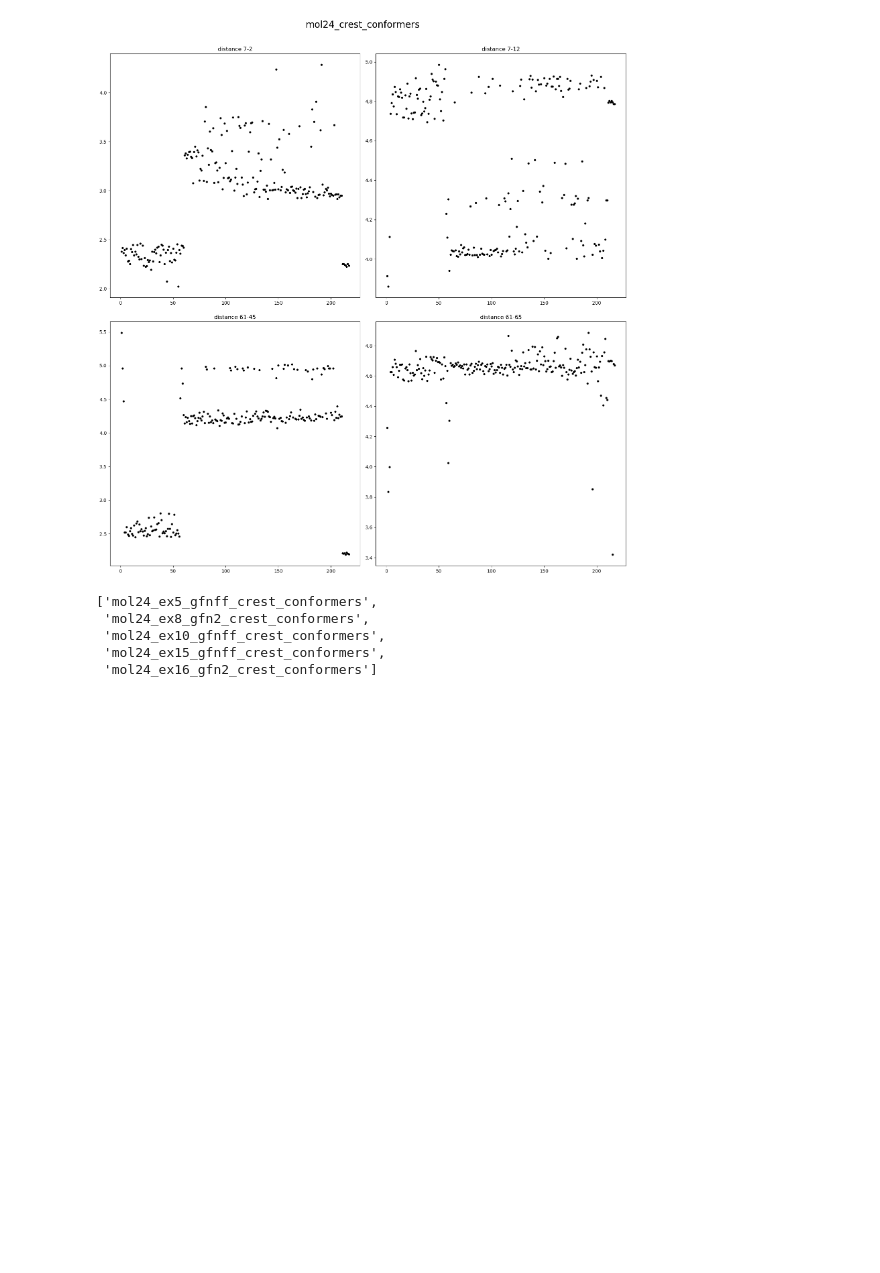
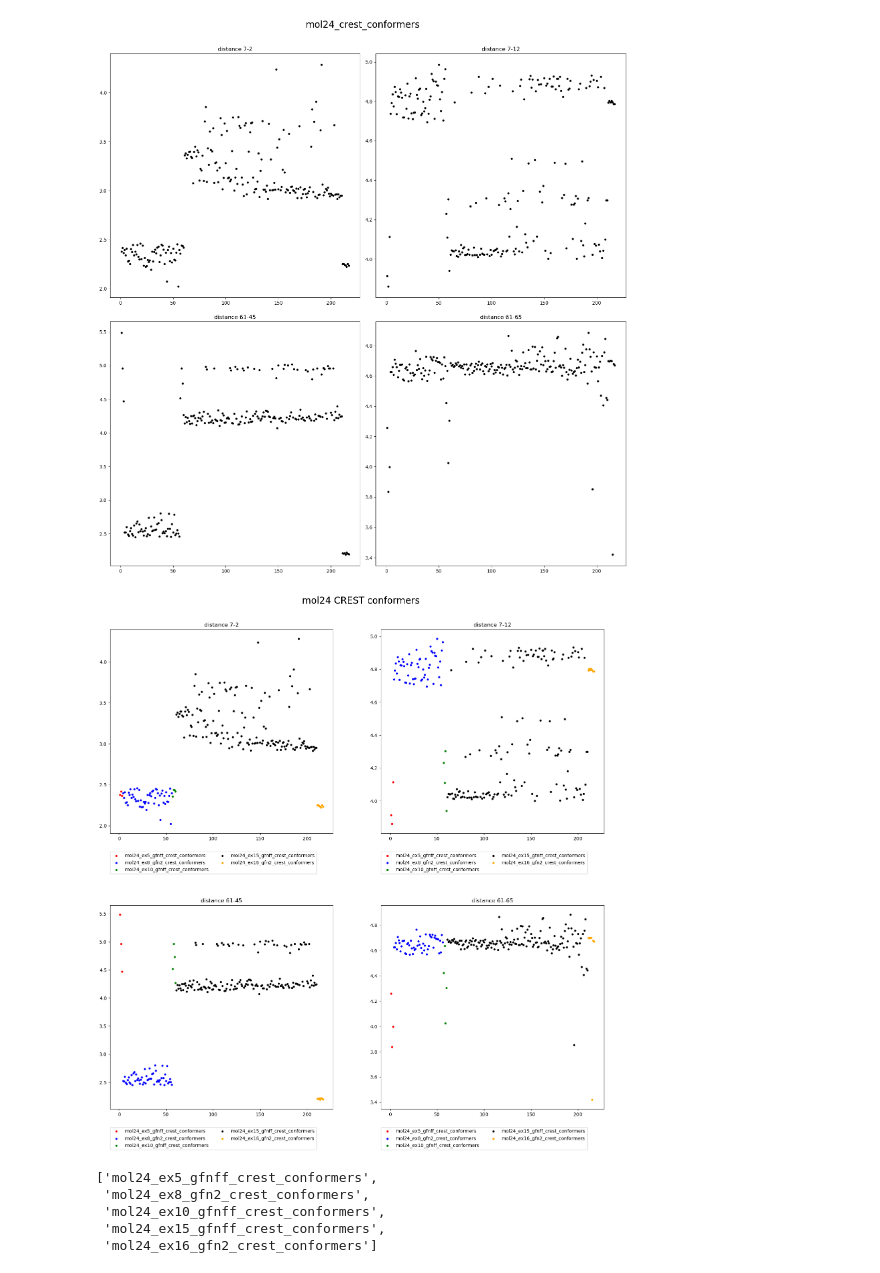
Before and after one commit to urmaspitsi/molli, a Jupyter notebook: examples/Explorer1.ipynb, the cells around one changed output. Saved outputs shown, nothing was run; the diff lists cells and outputs as text; code cells hidden in the pictures; blank space fills up the shorter version.

```diff
--- a/examples/Explorer1.ipynb
+++ b/examples/Explorer1.ipynb
@@ -57,3 +86,28 @@ calc_by_mols = A.calculate_values_groupby_molecules(
+# %%
+def calculate_dataset_list(dataset_list: List[Dataset]) -> List[Dict]:
+    res = []
+    features_list = fc.mol24_forbidden_bonds
+
+    for dset in dataset_list:
+        dset_dict = {}
+        dset_dict["dataset_description"] = dset.description
+        dset_dict["dataset_sources"] = dset.names
+        molecules = au.create_ase_atoms_list_from_dataset(dset)
+        dset_dict["molecules"] = molecules
+        dset_dict["molecules_names"] = [x.info["name"] for x in molecules]
+
+        dset_dict["features_list"] = features_list
+        dset_dict["features_info"] = [x.get_info(molecules[0]) for x in features_list]
+
+        dset_dict["calc_by_features"] = A.calculate_values_groupby_features(
+                                              molecules=molecules,
+                                              features_list=features_list
+                                              )
+        res.append(dset_dict)
+
+    return res
+
+dataset_list_results = calculate_dataset_list(dataset_list=dataset_list)
 # %%
 data = [x.values for x in calc_by_features]
 labels = [x.name for x in calc_by_features]
@@ -102,4 +156,24 @@ plt.suptitle(title, fontsize=20, y=1.04)
 plt.show()
 # %% [output]
 [figure]
+# %%
+title = "mol24 CREST conformers"
+colours = ["red","blue","green","black","orange","yellow","purple","cyan","grey"]
+
+_, axs = plt.subplots(num_rows, num_cols, figsize=(16, 16))
+start_idx = 0
+for dset_idx, calcs in enumerate(dataset_list_results):
+    for data, ax in zip(calcs["calc_by_features"], axs.ravel()):
+        ax.scatter([start_idx + i + 1 for i, _ in enumerate(data.values)], data.values, s=12, c=colours[dset_idx], label=dataset_names[dset_idx])
+        ax.set_title(data.name)
+        #ax.legend(loc="upper left")
+        ax.legend(loc=(0, -0.2), ncol=2)
+    start_idx += len(data.values)
+
+plt.tight_layout(h_pad=6, w_pad=4)
+plt.suptitle(title, fontsize=20, y=1.04)
+#plt.legend()
+plt.show()
+# %% [output]
+[figure, added]
 # %%
```
Also changed, not shown: parts of 4 cells of this notebook.
